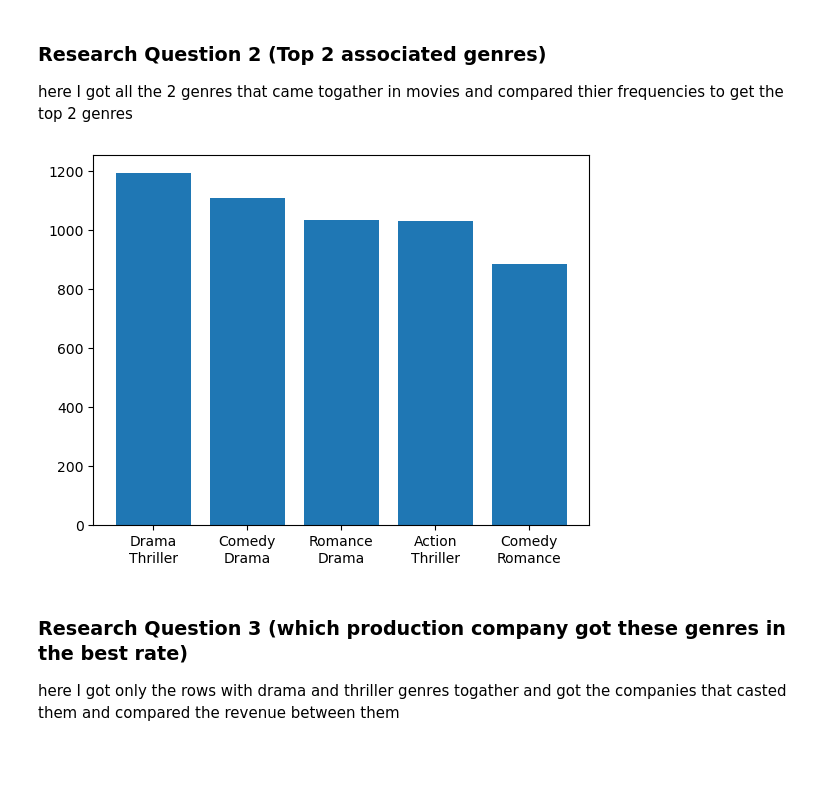
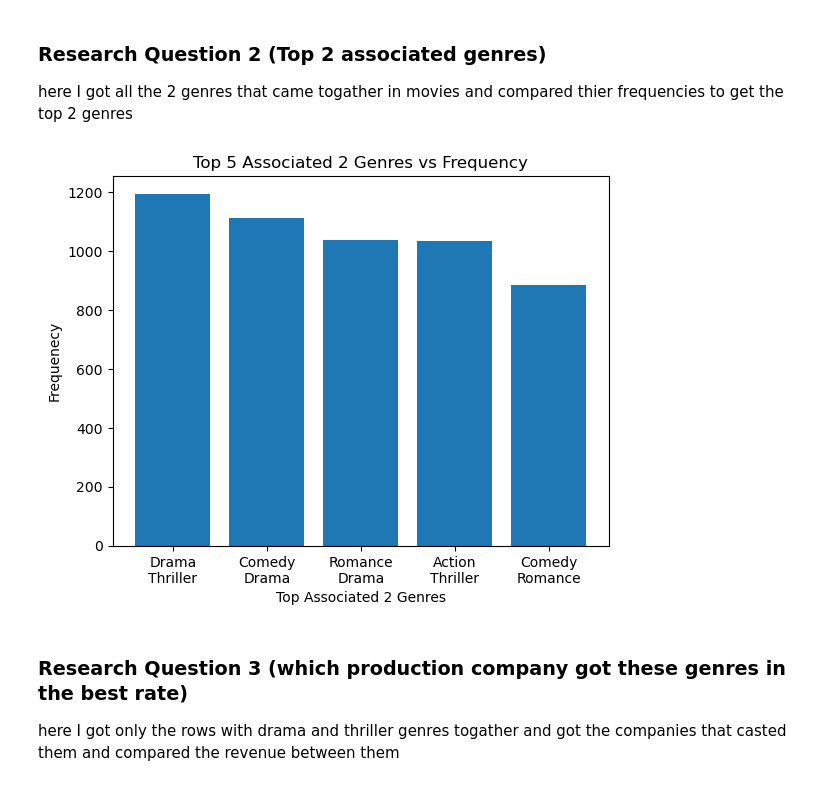
Before and after one commit to AquariumFish2/Investigate-a-Dataset, a Jupyter notebook: Investigate_a_Dataset.ipynb, the cells around one changed output. Drawn from its saved outputs; the diff is of its cells as text; code cells hidden in the pictures; blank space fills up the shorter version.

```diff
--- a/Investigate_a_Dataset.ipynb
+++ b/Investigate_a_Dataset.ipynb
@@ -178,10 +212,14 @@ here I got all the 2 genres that came togather in movies and compared thier freq
 # %%
 # Continue to explore the data to address your additional research
 #   questions. Add more headers as needed if you have more questions to
 #   investigate.
+# A plot to describe the relation between the top 5 associated 2 genres and their frequency
+plt.title('Top 5 Associated 2 Genres vs Frequency')
+plt.xlabel('Top Associated 2 Genres')
+plt.ylabel('Frequenecy')
 plt.bar(top_2_associated_genres.head().index,top_2_associated_genres.head()['Frequency']);
 # %% [output]
-[figure, old version]
+[figure, new version]
 # %% [markdown]
 ### Research Question 3  (which production company got these genres in the best rate)
 here I got only the rows with drama and thriller genres togather and got the companies that casted them and compared the revenue between them
```
Also changed, not shown: parts of 24 cells of this notebook, 1 other file.
